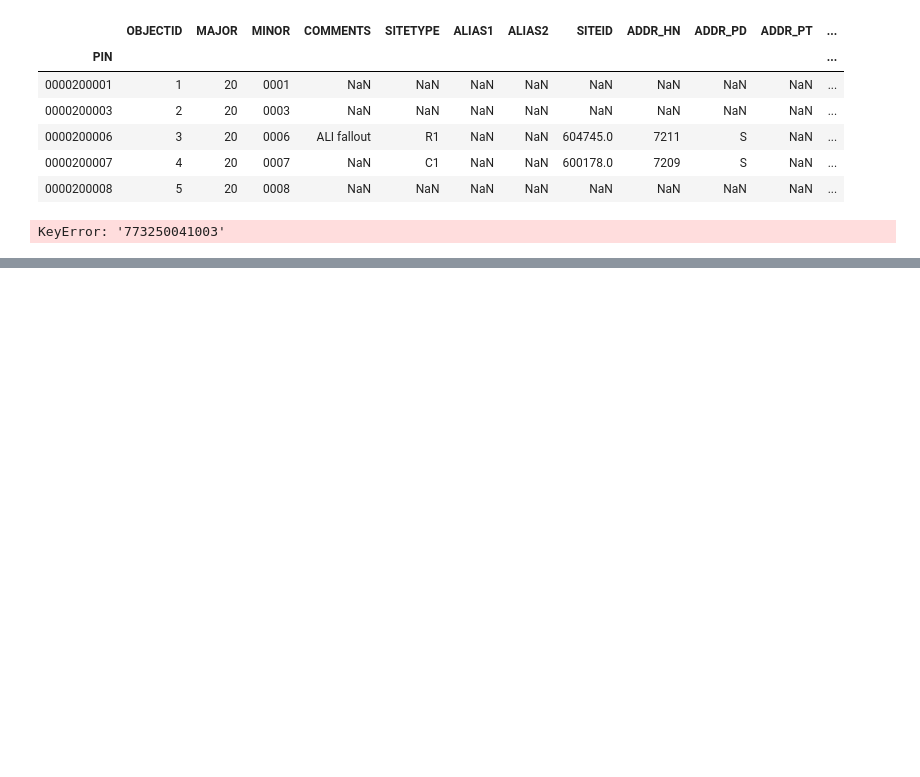
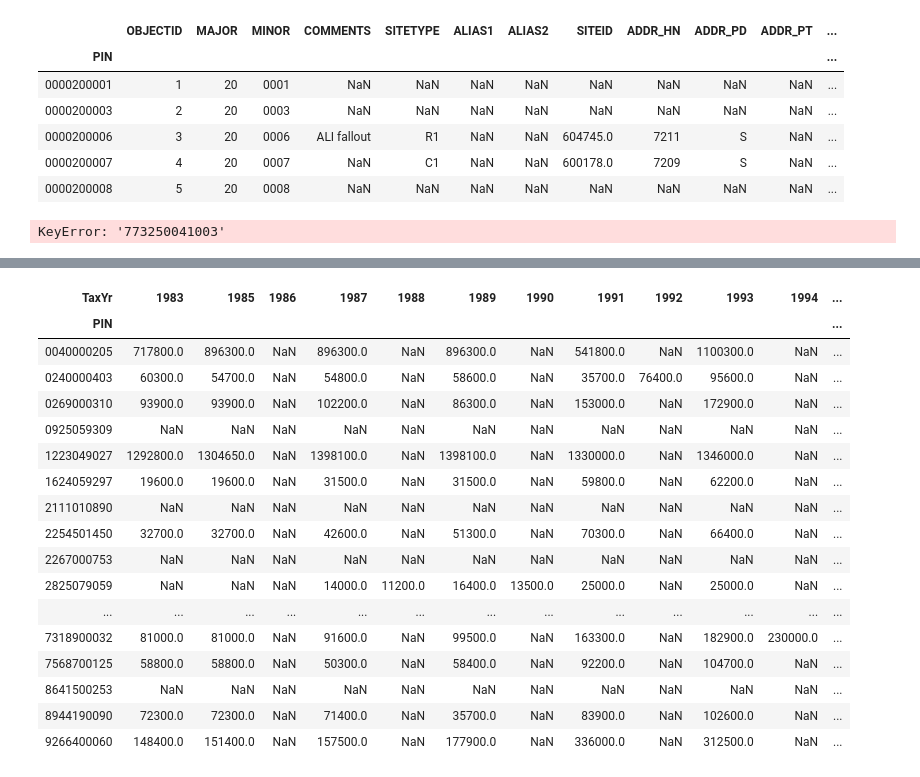
Before and after one commit to frischmuth/Seattle-Real-Estate-Analysis, a Jupyter notebook: EDA.ipynb, the cells around one changed output, grey strips where cells are left out. Saved outputs shown, nothing was run; the diff lists cells and outputs as text; code cells hidden in the pictures; blank space fills up the shorter version.

```diff
--- a/EDA.ipynb
+++ b/EDA.ipynb
@@ -7,7 +7,7 @@ import pandas_profiling
 import matplotlib.pyplot as plt
 
 %matplotlib inline
-
+pd.options.display.
 
 # pd.set_option('display.height', 1000)
 pd.set_option('display.max_rows', 500)
@@ -249,5 +251,13 @@ gis.head()
 taxtable.loc[str(int(gis.loc['7732500410']['ACCNT_NUM']))]
 # %% [output]
 KeyError: '773250041003'
+# %%
+pd.set_option(
 # %%
-value_history = pd.read_csv('data/value_histories/EXTR_ValueHistory_V.csv')
+value_history = pd.read_csv('data/csv_to_sql/completed_directory/EXTR_ValueHistory_V.csv', nrows=1000)
+# %%
+value_history['PIN'] = value_history['Major'].map(str).apply(lambda x: x.zfill(6)) + value_history['Minor'].map(str).apply(lambda x: x.zfill(4))
+value_history['TotalVal'] = value_history['LandVal'] + value_history['ImpsVal']
+value_history = value_history.set_index('PIN')
+value_history.round(0)
+value_history.head()
@@ -253,0 +272,22 @@ value_history = pd.read_csv('data/value_histories/EXTR_ValueHistory_V.csv')
+# %%
+val_by_year = value_history.pivot_table(index='PIN',columns='TaxYr',values='TotalVal').sort_index().round(0)
+val_by_year
+# %% [output]
+| TaxYr | 1983 | 1985 | 1986 | 1987 | 1988 | 1989 | 1990 | 1991 | 1992 | 1993 | 1994 | ... |
+| PIN |  |  |  |  |  |  |  |  |  |  |  | ... |
+| 0040000205 | 717800.0 | 896300.0 | NaN | 896300.0 | NaN | 896300.0 | NaN | 541800.0 | NaN | 1100300.0 | NaN | ... |
+| 0240000403 | 60300.0 | 54700.0 | NaN | 54800.0 | NaN | 58600.0 | NaN | 35700.0 | 76400.0 | 95600.0 | NaN | ... |
+| 0269000310 | 93900.0 | 93900.0 | NaN | 102200.0 | NaN | 86300.0 | NaN | 153000.0 | NaN | 172900.0 | NaN | ... |
+| 0925059309 | NaN | NaN | NaN | NaN | NaN | NaN | NaN | NaN | NaN | NaN | NaN | ... |
+| 1223049027 | 1292800.0 | 1304650.0 | NaN | 1398100.0 | NaN | 1398100.0 | NaN | 1330000.0 | NaN | 1346000.0 | NaN | ... |
+| 1624059297 | 19600.0 | 19600.0 | NaN | 31500.0 | NaN | 31500.0 | NaN | 59800.0 | NaN | 62200.0 | NaN | ... |
+| 2111010890 | NaN | NaN | NaN | NaN | NaN | NaN | NaN | NaN | NaN | NaN | NaN | ... |
+| 2254501450 | 32700.0 | 32700.0 | NaN | 42600.0 | NaN | 51300.0 | NaN | 70300.0 | NaN | 66400.0 | NaN | ... |
+| 2267000753 | NaN | NaN | NaN | NaN | NaN | NaN | NaN | NaN | NaN | NaN | NaN | ... |
+| 2825079059 | NaN | NaN | NaN | 14000.0 | 11200.0 | 16400.0 | 13500.0 | 25000.0 | NaN | 25000.0 | NaN | ... |
+| ... | ... | ... | ... | ... | ... | ... | ... | ... | ... | ... | ... | ... |
+| 7318900032 | 81000.0 | 81000.0 | NaN | 91600.0 | NaN | 99500.0 | NaN | 163300.0 | NaN | 182900.0 | 230000.0 | ... |
+| 7568700125 | 58800.0 | 58800.0 | NaN | 50300.0 | NaN | 58400.0 | NaN | 92200.0 | NaN | 104700.0 | NaN | ... |
+| 8641500253 | NaN | NaN | NaN | NaN | NaN | NaN | NaN | NaN | NaN | NaN | NaN | ... |
+| 8944190090 | 72300.0 | 72300.0 | NaN | 71400.0 | NaN | 35700.0 | NaN | 83900.0 | NaN | 102600.0 | NaN | ... |
+| 9266400060 | 148400.0 | 151400.0 | NaN | 157500.0 | NaN | 177900.0 | NaN | 336000.0 | NaN | 312500.0 | NaN | ... |
```
Also changed, not shown: parts of 10 cells of this notebook, 2 other files.
